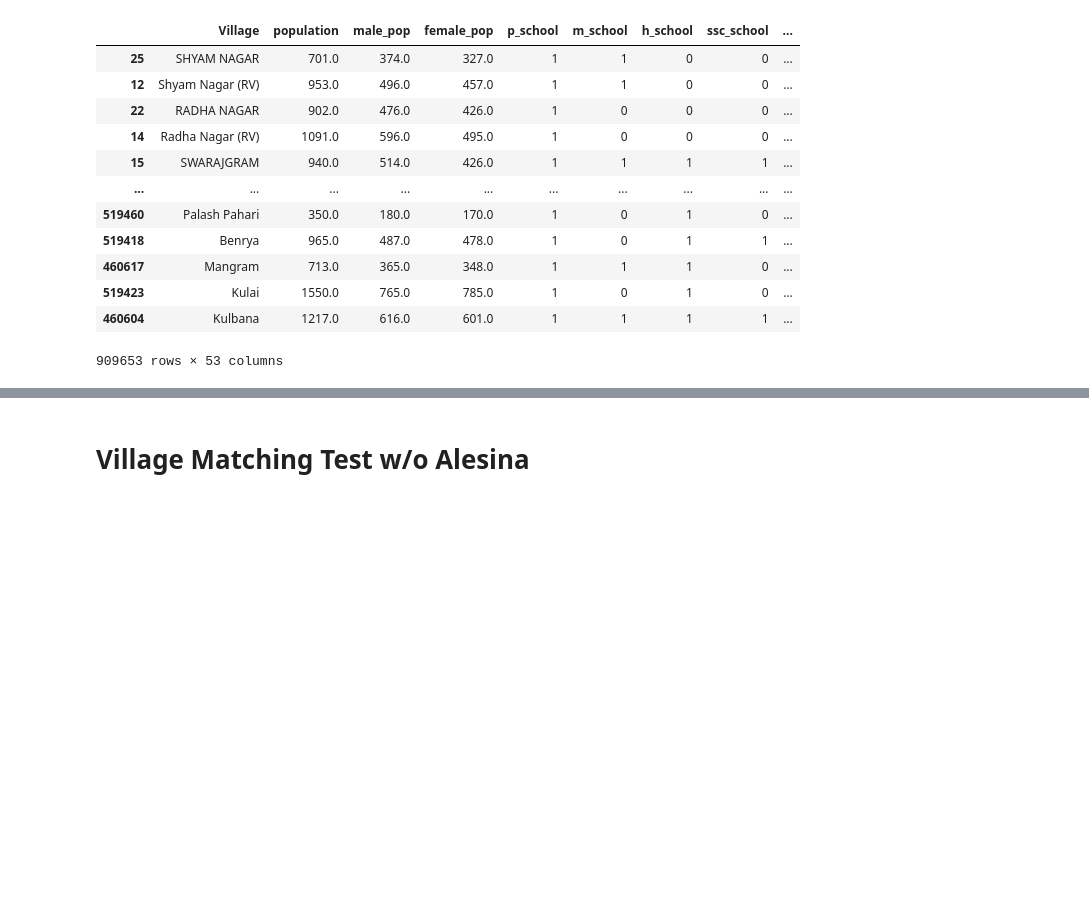
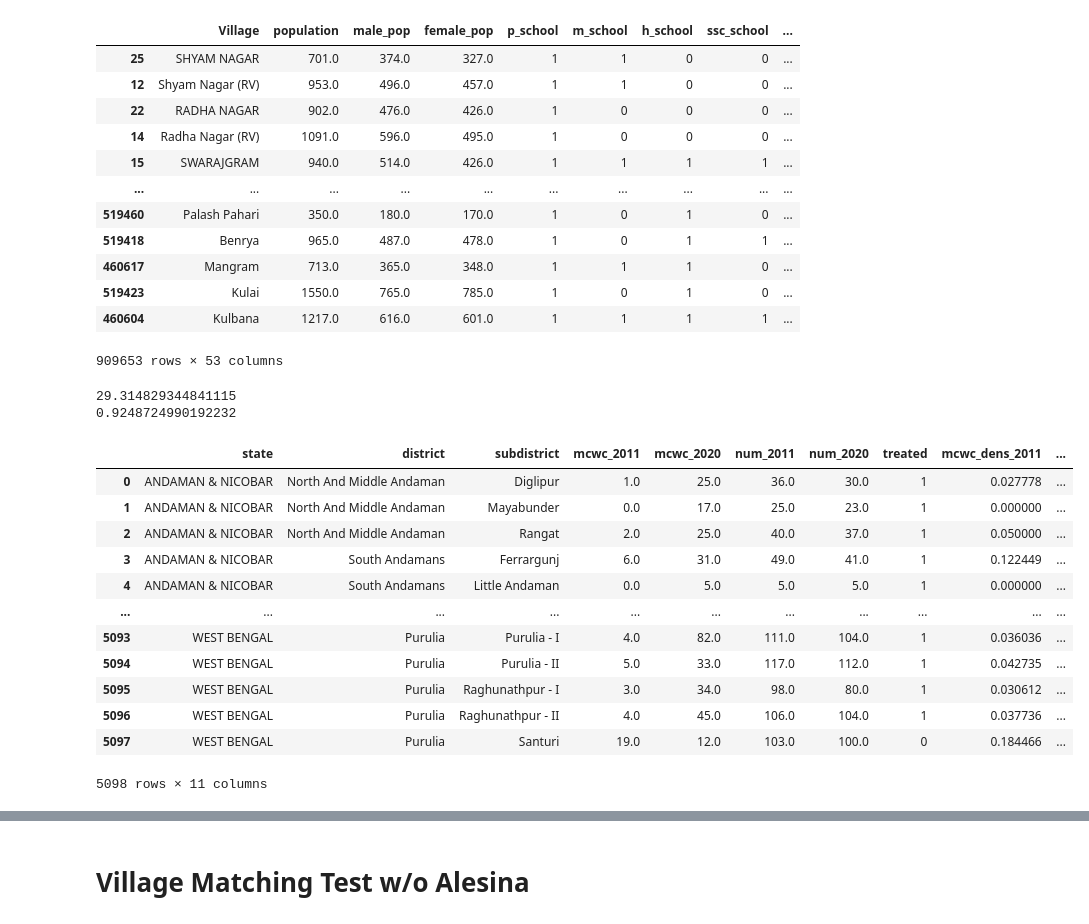
Before and after one commit to SaiSiddhardhaKalla/Master_Thesis, a Jupyter notebook: census2011.ipynb, the cells around one changed output, grey strips where cells are left out. Drawn from its saved outputs; the diff is of its cells as text; code cells hidden in the pictures; blank space fills up the shorter version.

```diff
--- a/census2011.ipynb
+++ b/census2011.ipynb
@@ -1094,7 +1096,7 @@ pivot_df = dissorted_sync.pivot(index=['state','district','subdistrict'], column
 pivot_df.columns = ['state','district','subdistrict', 'mcwc_2011', 'mcwc_2020','num_2011','num_2020']
 
 # Create the 'treated' column based on the comparison of mcwc values
-pivot_df['treated'] = np.where(pivot_df['mcwc_2011'] > pivot_df['mcwc_2020'], 0, 1)
+pivot_df['treated'] = np.where(pivot_df['mcwc_2011'] >= pivot_df['mcwc_2020'], 0, 1)
 pivot_df['mcwc_dens_2011']=pivot_df['mcwc_2011']/pivot_df['num_2011']
 pivot_df['mcwc_dens_2020']=pivot_df['mcwc_2020']/pivot_df['num_2020']
 pivot_df['intensity']=pivot_df['mcwc_2020']-pivot_df['mcwc_2011']
@@ -1111,6 +1113,28 @@ pivot_df['intensity'] = pivot_df.apply(
 # Merge the treated column back to the original DataFrame
 dissorted_sync = pd.merge(dissorted_sync, pivot_df[['state','district','subdistrict', 'treated','intensity','mcwc_dens_2020','mcwc_dens_2011']]
                                 , on=['state','district','subdistrict'], how='left')
+# %%
+print(pivot_df['mcwc_2020'].mean())
+print(pivot_df['treated'].mean())
+# %% [output]
+29.314829344841115
+0.9248724990192232
+# %%
+pivot_df
+# %% [output]
+|  | state | district | subdistrict | mcwc_2011 | mcwc_2020 | num_2011 | num_2020 | treated | mcwc_dens_2011 | ... |
+| 0 | ANDAMAN & NICOBAR | North And Middle Andaman | Diglipur | 1.0 | 25.0 | 36.0 | 30.0 | 1 | 0.027778 | ... |
+| 1 | ANDAMAN & NICOBAR | North And Middle Andaman | Mayabunder | 0.0 | 17.0 | 25.0 | 23.0 | 1 | 0.000000 | ... |
+| 2 | ANDAMAN & NICOBAR | North And Middle Andaman | Rangat | 2.0 | 25.0 | 40.0 | 37.0 | 1 | 0.050000 | ... |
+| 3 | ANDAMAN & NICOBAR | South Andamans | Ferrargunj | 6.0 | 31.0 | 49.0 | 41.0 | 1 | 0.122449 | ... |
+| 4 | ANDAMAN & NICOBAR | South Andamans | Little Andaman | 0.0 | 5.0 | 5.0 | 5.0 | 1 | 0.000000 | ... |
+| ... | ... | ... | ... | ... | ... | ... | ... | ... | ... | ... |
+| 5093 | WEST BENGAL | Purulia | Purulia - I | 4.0 | 82.0 | 111.0 | 104.0 | 1 | 0.036036 | ... |
+| 5094 | WEST BENGAL | Purulia | Purulia - II | 5.0 | 33.0 | 117.0 | 112.0 | 1 | 0.042735 | ... |
+| 5095 | WEST BENGAL | Purulia | Raghunathpur - I | 3.0 | 34.0 | 98.0 | 80.0 | 1 | 0.030612 | ... |
+| 5096 | WEST BENGAL | Purulia | Raghunathpur - II | 4.0 | 45.0 | 106.0 | 104.0 | 1 | 0.037736 | ... |
+| 5097 | WEST BENGAL | Purulia | Santuri | 19.0 | 12.0 | 103.0 | 100.0 | 0 | 0.184466 | ... |
+5098 rows × 11 columns
 # %%
 # Mapping of states to zones
 state_to_zone = {
```
Also changed, not shown: parts of 19 cells of this notebook, 4 other files.
